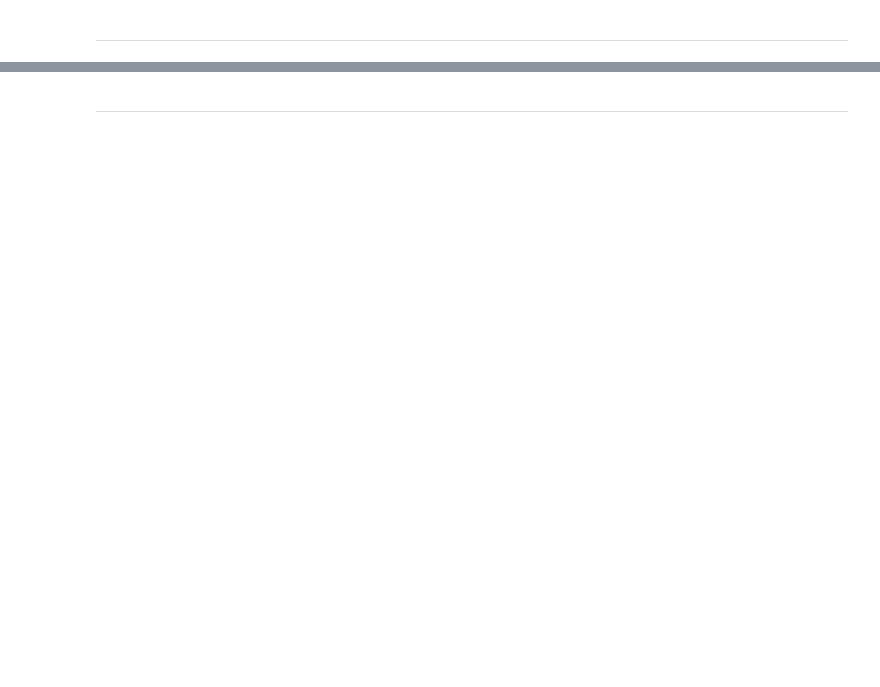
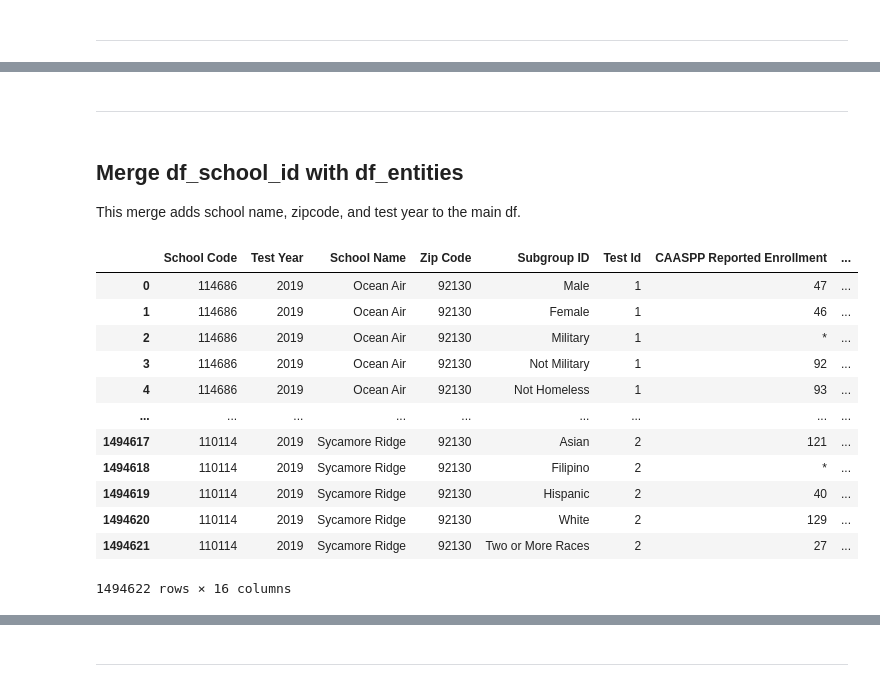
Before and after one commit to gabriellewald/springboard-coursework, a Jupyter notebook: education_project/Capstone2_education_project.ipynb, the cells around one changed output, grey strips where cells are left out. Drawn from its saved outputs; the diff is of its cells as text; code cells hidden in the pictures; blank space fills up the shorter version.

Commit message:
First merge with main df and entities

```diff
--- a/education_project/Capstone2_education_project.ipynb
+++ b/education_project/Capstone2_education_project.ipynb
@@ -89,0 +182,9 @@ Index(['County Code', 'District Code', 'School Code', 'Filler', 'Test Year',
+# %%
+# create new column with label for economically disadvataged/not students
+def define_label(i):
+    if i in (200, 201, 202, 203, 204, 205, 206, 207):
+        return 'Disadvantaged'
+    if i in (220, 221, 222, 223, 224, 225, 226, 227):
+        return 'Not Disadvantaged'
+
+df_school_id['Disadvantaged'] = df_school_id['Subgroup ID'].apply(define_label)
@@ -89,0 +211,21 @@ Index(['County Code', 'District Code', 'School Code', 'Filler', 'Test Year',
+# %%
+# replace code with actual ethnicity
+# Not Disadvantaged
+df_school_id['Subgroup ID'] = df_school_id['Subgroup ID'].replace(to_replace=200, value='Black')
+df_school_id['Subgroup ID'] = df_school_id['Subgroup ID'].replace(to_replace=201, value='American Indian')
+df_school_id['Subgroup ID'] = df_school_id['Subgroup ID'].replace(to_replace=202, value='Asian')
+df_school_id['Subgroup ID'] = df_school_id['Subgroup ID'].replace(to_replace=203, value='Filipino')
+df_school_id['Subgroup ID'] = df_school_id['Subgroup ID'].replace(to_replace=204, value='Hispanic')
+df_school_id['Subgroup ID'] = df_school_id['Subgroup ID'].replace(to_replace=205, value='Pacific Islander')
+df_school_id['Subgroup ID'] = df_school_id['Subgroup ID'].replace(to_replace=206, value='White')
+df_school_id['Subgroup ID'] = df_school_id['Subgroup ID'].replace(to_replace=207, value='Two or More Races')
+
+# Disadvantaged
+df_school_id['Subgroup ID'] = df_school_id['Subgroup ID'].replace(to_replace=220, value='Black')
+df_school_id['Subgroup ID'] = df_school_id['Subgroup ID'].replace(to_replace=221, value='American Indian')
+df_school_id['Subgroup ID'] = df_school_id['Subgroup ID'].replace(to_replace=222, value='Asian')
+df_school_id['Subgroup ID'] = df_school_id['Subgroup ID'].replace(to_replace=223, value='Filipino')
+df_school_id['Subgroup ID'] = df_school_id['Subgroup ID'].replace(to_replace=224, value='Hispanic')
+df_school_id['Subgroup ID'] = df_school_id['Subgroup ID'].replace(to_replace=225, value='Pacific Islander')
+df_school_id['Subgroup ID'] = df_school_id['Subgroup ID'].replace(to_replace=226, value='White')
+df_school_id['Subgroup ID'] = df_school_id['Subgroup ID'].replace(to_replace=227, value='Two or More Races')
@@ -112,0 +267,3 @@ df_entities
+# %%
+# create dataset containing entities data at school level
+df_entities = df_entities.drop(df_entities[df_entities['School Code'] == 0].index) # drop district level data
@@ -112,0 +284,4 @@ df_entities
+# %%
+# drop columns with redundant information or not of use
+df_entities = df_entities.drop(columns = ['Filler', 'Type Id', 'County Code', 'District Code', 'District Name', 'County Name'])
+df_entities
@@ -112,0 +302,25 @@ df_entities
+# %% [markdown]
+--------
+# %% [markdown]
+## Merge df_school_id with df_entities
+
+This merge adds school name, zipcode, and test year to the main df.
+# %%
+# merge dfs on school code
+df_merge = pd.merge(df_entities, df_school_id, on='School Code')
+
+df_merge
+# %% [output]
+|  | School Code | Test Year | School Name | Zip Code | Subgroup ID | Test Id | CAASPP Reported Enrollment | ... |
+| 0 | 114686 | 2019 | Ocean Air | 92130 | Male | 1 | 47 | ... |
+| 1 | 114686 | 2019 | Ocean Air | 92130 | Female | 1 | 46 | ... |
+| 2 | 114686 | 2019 | Ocean Air | 92130 | Military | 1 | * | ... |
+| 3 | 114686 | 2019 | Ocean Air | 92130 | Not Military | 1 | 92 | ... |
+| 4 | 114686 | 2019 | Ocean Air | 92130 | Not Homeless | 1 | 93 | ... |
+| ... | ... | ... | ... | ... | ... | ... | ... | ... |
+| 1494617 | 110114 | 2019 | Sycamore Ridge | 92130 | Asian | 2 | 121 | ... |
+| 1494618 | 110114 | 2019 | Sycamore Ridge | 92130 | Filipino | 2 | * | ... |
+| 1494619 | 110114 | 2019 | Sycamore Ridge | 92130 | Hispanic | 2 | 40 | ... |
+| 1494620 | 110114 | 2019 | Sycamore Ridge | 92130 | White | 2 | 129 | ... |
+| 1494621 | 110114 | 2019 | Sycamore Ridge | 92130 | Two or More Races | 2 | 27 | ... |
+1494622 rows × 16 columns
```
Also changed, not shown: parts of 28 cells of this notebook.
